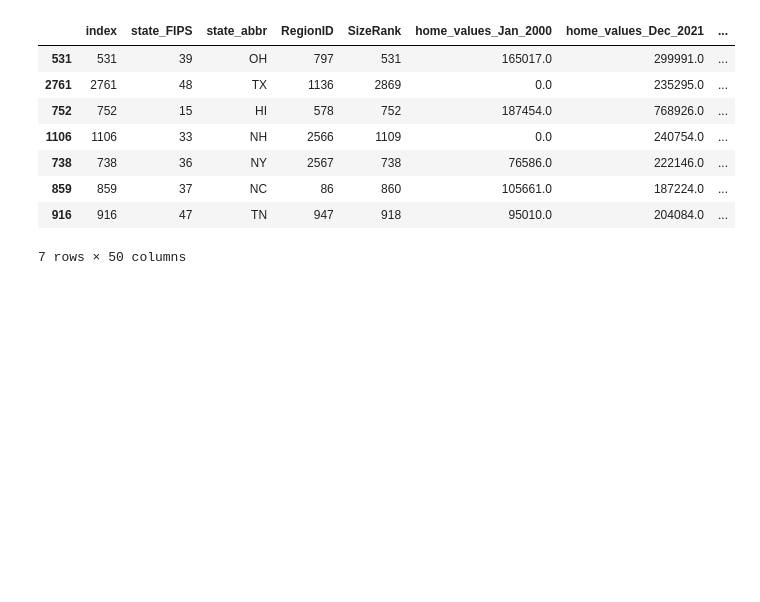
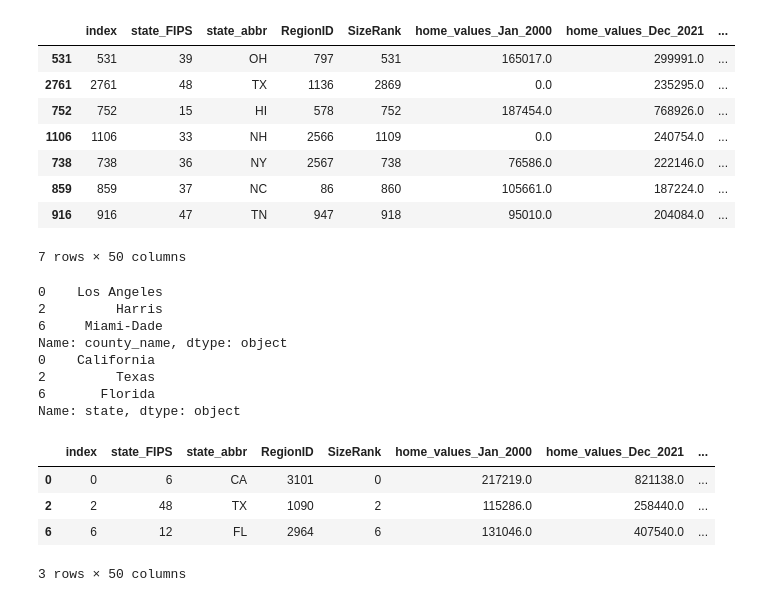
Before and after one commit to zwcrowley/Project_3_Team_7, a Jupyter notebook: ETL_Team7_Proj3.ipynb, the cells around one changed output. Cells and saved outputs as stored; diff of their text form; code cells hidden in the pictures; blank space fills up the shorter version.

```diff
--- a/ETL_Team7_Proj3.ipynb
+++ b/ETL_Team7_Proj3.ipynb
@@ -380,3 +366,24 @@ Name: state, dtype: object
 | 859 | 859 | 37 | NC | 86 | 860 | 105661.0 | 187224.0 | ... |
 | 916 | 916 | 47 | TN | 947 | 918 | 95010.0 | 204084.0 | ... |
 7 rows × 50 columns
+# %%
+# Top three counties for the risk index scale:
+top_risk = hv_risk_data.loc[hv_risk_data["risk_index_score"]> 60].sort_values(by="risk_index_score", ascending=False)
+
+print(top_risk["county_name"])
+print(top_risk["state"])
+top_risk
+# %% [output]
+0    Los Angeles
+2         Harris
+6     Miami-Dade
+Name: county_name, dtype: object
+0    California
+2         Texas
+6       Florida
+Name: state, dtype: object
+|  | index | state_FIPS | state_abbr | RegionID | SizeRank | home_values_Jan_2000 | home_values_Dec_2021 | ... |
+| 0 | 0 | 6 | CA | 3101 | 0 | 217219.0 | 821138.0 | ... |
+| 2 | 2 | 48 | TX | 1090 | 2 | 115286.0 | 258440.0 | ... |
+| 6 | 6 | 12 | FL | 2964 | 6 | 131046.0 | 407540.0 | ... |
+3 rows × 50 columns
```
Also changed, not shown: parts of 3 cells of this notebook, 3 other files.
